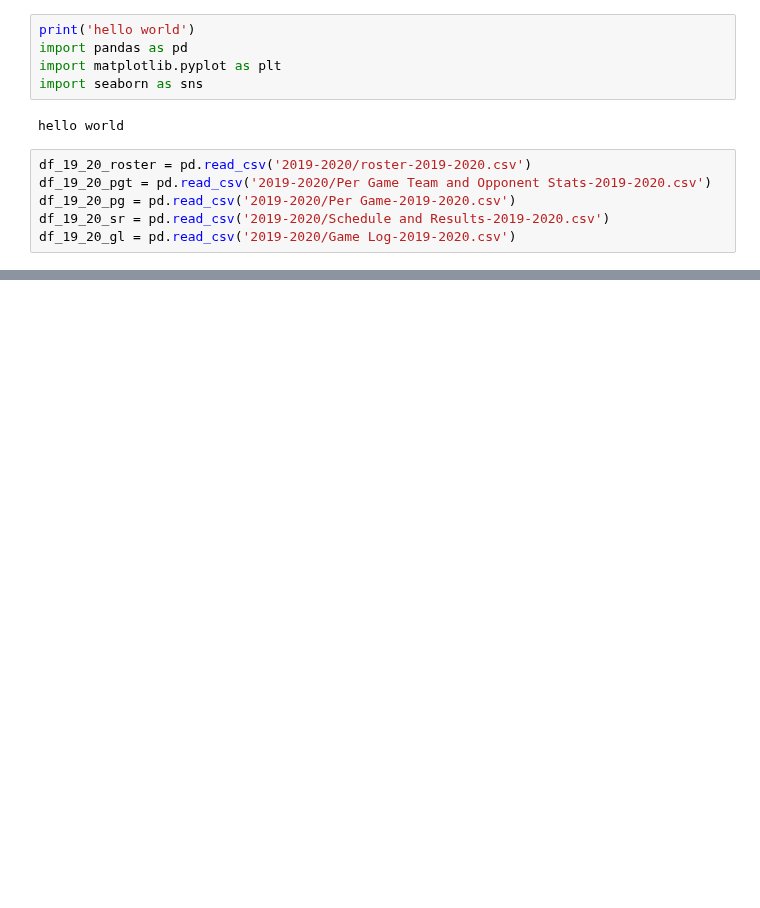
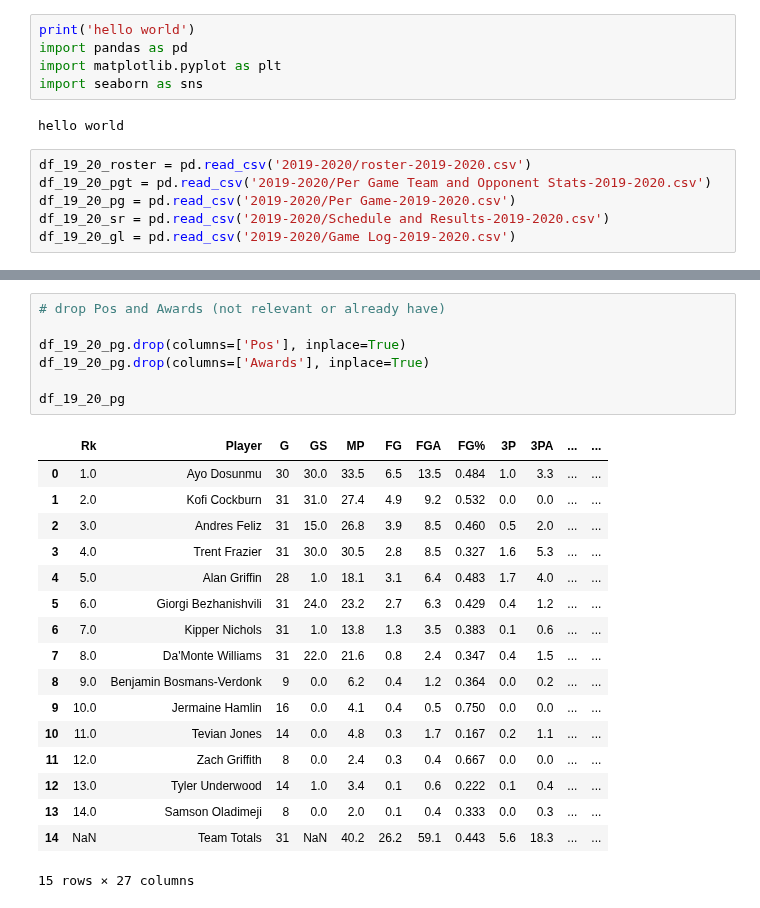
Before and after one commit to isaac-turk/DataDiveFa24, a Jupyter notebook: Chris-S-Cleaning.ipynb, the cells around one changed output, grey strips where cells are left out. Saved outputs shown, nothing was run; the diff lists cells and outputs as text; blank space fills up the shorter version.

```diff
--- a/Chris-S-Cleaning.ipynb
+++ b/Chris-S-Cleaning.ipynb
@@ -103,0 +53,25 @@ df_19_20_pg
+# %%
+# drop Pos and Awards (not relevant or already have)
+
+df_19_20_pg.drop(columns=['Pos'], inplace=True)
+df_19_20_pg.drop(columns=['Awards'], inplace=True)
+
+df_19_20_pg
+# %% [output]
+|  | Rk | Player | G | GS | MP | FG | FGA | FG% | 3P | 3PA | ... | ... |
+| 0 | 1.0 | Ayo Dosunmu | 30 | 30.0 | 33.5 | 6.5 | 13.5 | 0.484 | 1.0 | 3.3 | ... | ... |
+| 1 | 2.0 | Kofi Cockburn | 31 | 31.0 | 27.4 | 4.9 | 9.2 | 0.532 | 0.0 | 0.0 | ... | ... |
+| 2 | 3.0 | Andres Feliz | 31 | 15.0 | 26.8 | 3.9 | 8.5 | 0.460 | 0.5 | 2.0 | ... | ... |
+| 3 | 4.0 | Trent Frazier | 31 | 30.0 | 30.5 | 2.8 | 8.5 | 0.327 | 1.6 | 5.3 | ... | ... |
+| 4 | 5.0 | Alan Griffin | 28 | 1.0 | 18.1 | 3.1 | 6.4 | 0.483 | 1.7 | 4.0 | ... | ... |
+| 5 | 6.0 | Giorgi Bezhanishvili | 31 | 24.0 | 23.2 | 2.7 | 6.3 | 0.429 | 0.4 | 1.2 | ... | ... |
+| 6 | 7.0 | Kipper Nichols | 31 | 1.0 | 13.8 | 1.3 | 3.5 | 0.383 | 0.1 | 0.6 | ... | ... |
+| 7 | 8.0 | Da'Monte Williams | 31 | 22.0 | 21.6 | 0.8 | 2.4 | 0.347 | 0.4 | 1.5 | ... | ... |
+| 8 | 9.0 | Benjamin Bosmans-Verdonk | 9 | 0.0 | 6.2 | 0.4 | 1.2 | 0.364 | 0.0 | 0.2 | ... | ... |
+| 9 | 10.0 | Jermaine Hamlin | 16 | 0.0 | 4.1 | 0.4 | 0.5 | 0.750 | 0.0 | 0.0 | ... | ... |
+| 10 | 11.0 | Tevian Jones | 14 | 0.0 | 4.8 | 0.3 | 1.7 | 0.167 | 0.2 | 1.1 | ... | ... |
+| 11 | 12.0 | Zach Griffith | 8 | 0.0 | 2.4 | 0.3 | 0.4 | 0.667 | 0.0 | 0.0 | ... | ... |
+| 12 | 13.0 | Tyler Underwood | 14 | 1.0 | 3.4 | 0.1 | 0.6 | 0.222 | 0.1 | 0.4 | ... | ... |
+| 13 | 14.0 | Samson Oladimeji | 8 | 0.0 | 2.0 | 0.1 | 0.4 | 0.333 | 0.0 | 0.3 | ... | ... |
+| 14 | NaN | Team Totals | 31 | NaN | 40.2 | 26.2 | 59.1 | 0.443 | 5.6 | 18.3 | ... | ... |
+15 rows × 27 columns
```
Also changed, not shown: parts of 7 cells of this notebook, 1 other file.
